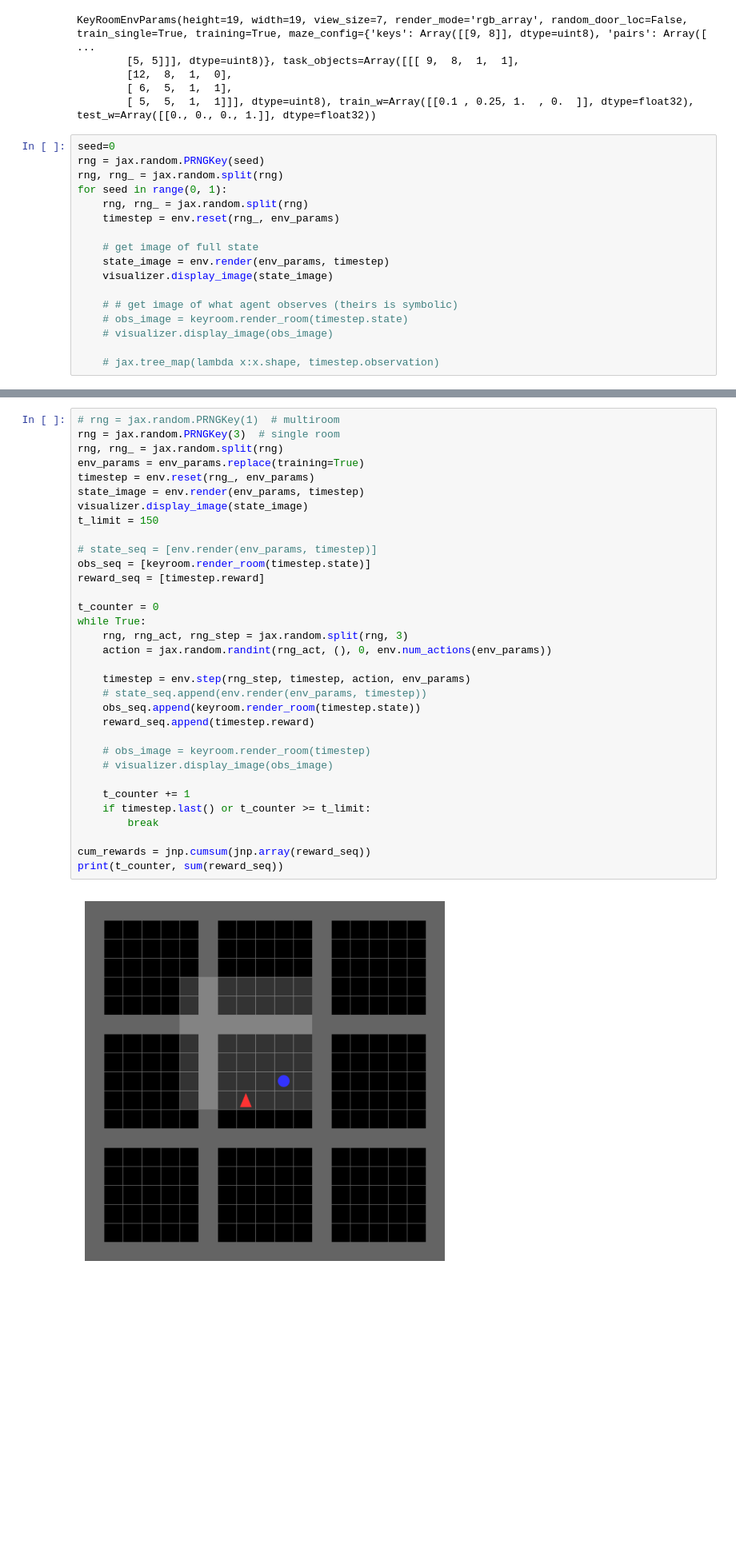
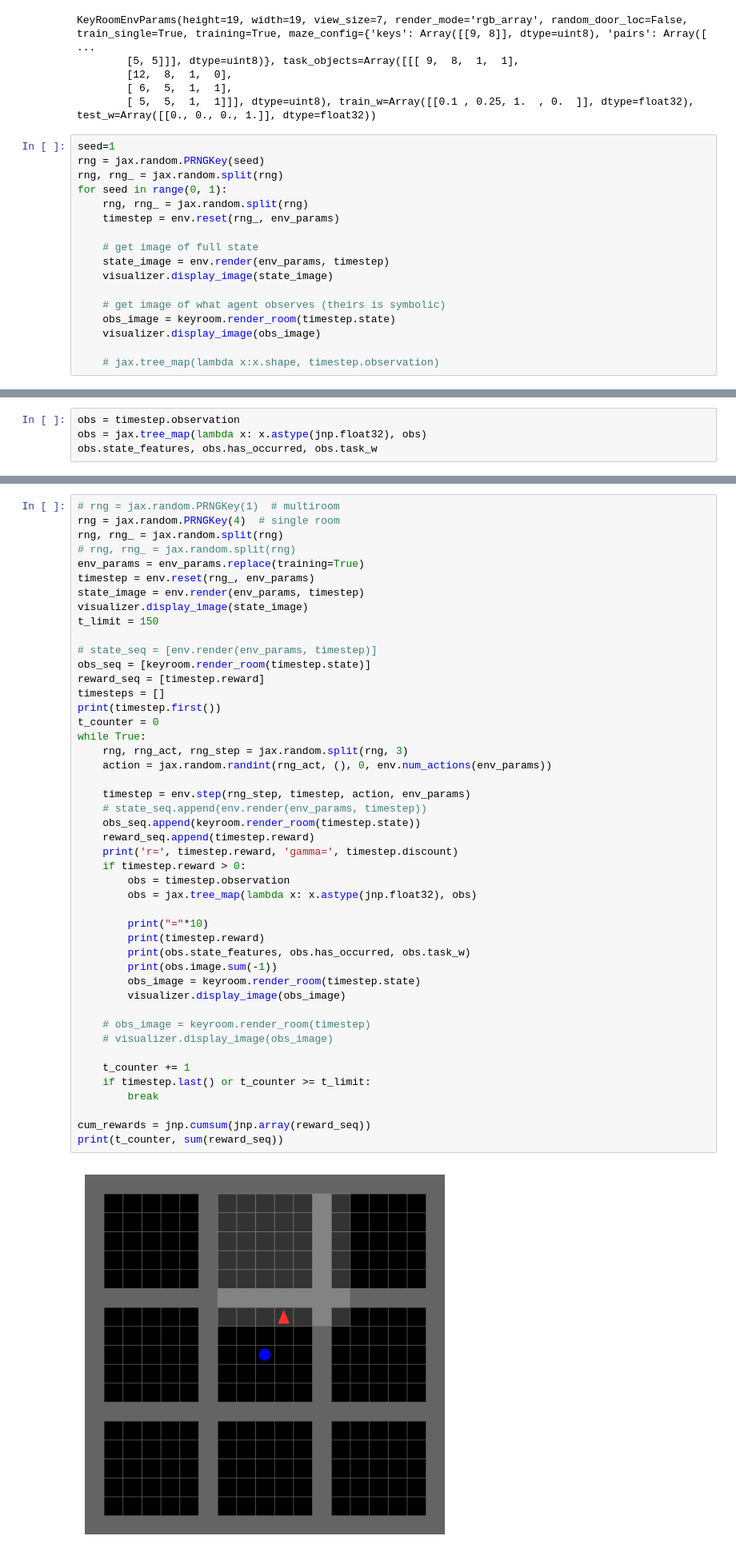
Before and after one commit to wcarvalho/jaxneurorl, a Jupyter notebook: projects/humansf/keyroom-test.ipynb, the cells around one changed output, grey strips where cells are left out. Shown at 80% size. Drawn from its saved outputs; the diff is of its cells as text; blank space fills up the shorter version.

```diff
--- a/projects/humansf/keyroom-test.ipynb
+++ b/projects/humansf/keyroom-test.ipynb
@@ -59,7 +59,7 @@ KeyRoomEnvParams(height=19, width=19, view_size=7, render_mode='rgb_array', rand
         [ 6,  5,  1,  1],
         [ 5,  5,  1,  1]]], dtype=uint8), train_w=Array([[0.1 , 0.25, 1.  , 0.  ]], dtype=float32), test_w=Array([[0., 0., 0., 1.]], dtype=float32))
 # %%
-seed=0
+seed=1
 rng = jax.random.PRNGKey(seed)
 rng, rng_ = jax.random.split(rng)
 for seed in range(0, 1):
@@ -70,9 +70,9 @@ for seed in range(0, 1):
     state_image = env.render(env_params, timestep)
     visualizer.display_image(state_image)
 
-    # # get image of what agent observes (theirs is symbolic)
-    # obs_image = keyroom.render_room(timestep.state)
-    # visualizer.display_image(obs_image)
+    # get image of what agent observes (theirs is symbolic)
+    obs_image = keyroom.render_room(timestep.state)
+    visualizer.display_image(obs_image)
 
     # jax.tree_map(lambda x:x.shape, timestep.observation)
 # %% [output]
@@ -95,0 +94,4 @@ timestep.observation.image[3, 3], timestep.observation.image[3, 4]
+# %%
+obs = timestep.observation
+obs = jax.tree_map(lambda x: x.astype(jnp.float32), obs)
+obs.state_features, obs.has_occurred, obs.task_w
@@ -96,35 +102,48 @@ timestep.observation.image[3, 3], timestep.observation.image[3, 4]
 # %%
 # rng = jax.random.PRNGKey(1)  # multiroom
-rng = jax.random.PRNGKey(3)  # single room
+rng = jax.random.PRNGKey(4)  # single room
 rng, rng_ = jax.random.split(rng)
+# rng, rng_ = jax.random.split(rng)
 env_params = env_params.replace(training=True)
 timestep = env.reset(rng_, env_params)
 state_image = env.render(env_params, timestep)
 visualizer.display_image(state_image)
 t_limit = 150
 
 # state_seq = [env.render(env_params, timestep)]
 obs_seq = [keyroom.render_room(timestep.state)]
 reward_seq = [timestep.reward]
-
+timesteps = []
+print(timestep.first())
 t_counter = 0
 while True:
     rng, rng_act, rng_step = jax.random.split(rng, 3)
     action = jax.random.randint(rng_act, (), 0, env.num_actions(env_params))
 
     timestep = env.step(rng_step, timestep, action, env_params)
     # state_seq.append(env.render(env_params, timestep))
     obs_seq.append(keyroom.render_room(timestep.state))
     reward_seq.append(timestep.reward)
+    print('r=', timestep.reward, 'gamma=', timestep.discount)
+    if timestep.reward > 0:
+        obs = timestep.observation
+        obs = jax.tree_map(lambda x: x.astype(jnp.float32), obs)
+
+        print("="*10)
+        print(timestep.reward)
+        print(obs.state_features, obs.has_occurred, obs.task_w)
+        print(obs.image.sum(-1))
+        obs_image = keyroom.render_room(timestep.state)
+        visualizer.display_image(obs_image)
 
     # obs_image = keyroom.render_room(timestep)
     # visualizer.display_image(obs_image)
 
     t_counter += 1
     if timestep.last() or t_counter >= t_limit:
         break
 
 cum_rewards = jnp.cumsum(jnp.array(reward_seq))
 print(t_counter, sum(reward_seq))
 # %% [output]
-[figure, old version]
+[figure, new version]
```
Also changed, not shown: parts of 6 cells of this notebook, 3 other files.
